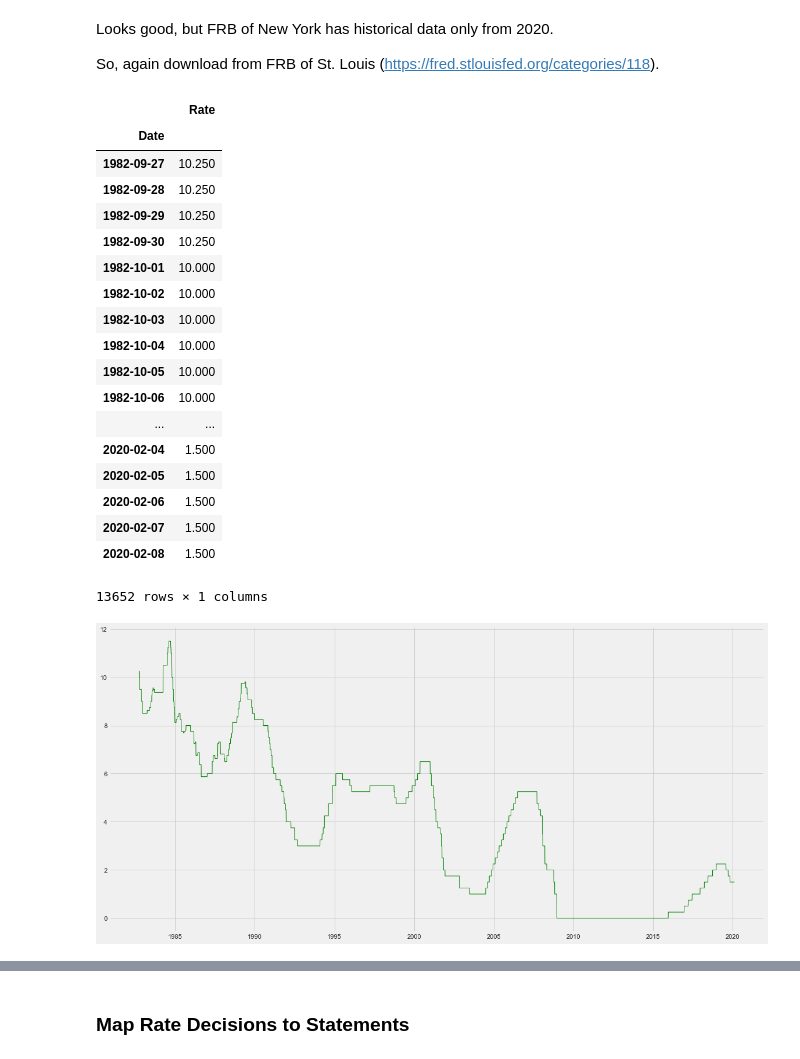
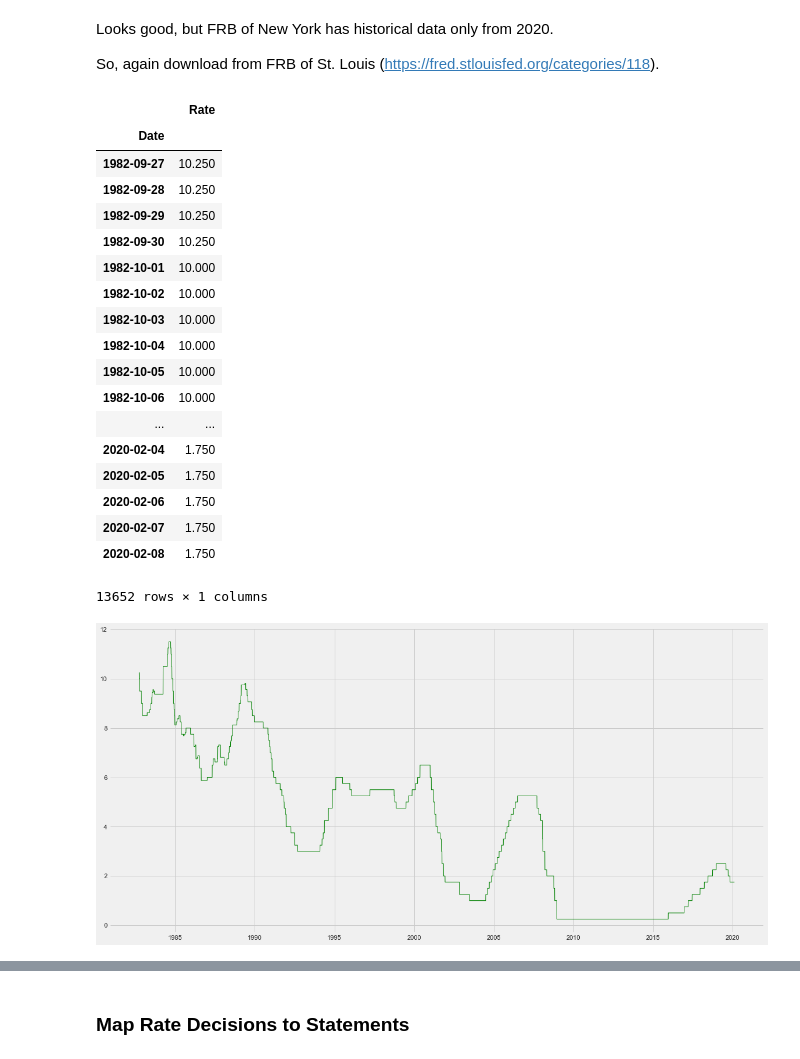
Before and after one commit to yukit-k/centralbank_analysis, a Jupyter notebook: src/FOMC_Analysis_Preprocess.ipynb, the cells around one changed output, grey strips where cells are left out. Cells and saved outputs as stored; diff of their text form; code cells hidden in the pictures.

```diff
--- a/src/FOMC_Analysis_Preprocess.ipynb
+++ b/src/FOMC_Analysis_Preprocess.ipynb
@@ -236,35 +236,36 @@ So, again download from FRB of St. Louis (https://fred.stlouisfed.org/categories
 # %%
 # FRB changed to range from 2008. So use Upper side from 2008.
 filename_till08 = '../data/MarketData/FEDRates/DFEDTAR.csv'
-filename_from08u = '../data/MarketData/FEDRates/DFEDTARL.csv'
-filename_from08l = '../data/MarketData/FEDRates/DFEDTARU.csv'
+filename_from08u = '../data/MarketData/FEDRates/DFEDTARU.csv'
+filename_from08l = '../data/MarketData/FEDRates/DFEDTARL.csv'
 
 fedtar = pd.read_csv(filename_till08, names=['Date', 'Rate'], header=0)
 fedtaru = pd.read_csv(filename_from08u, names=['Date', 'Rate'], header=0)
+fedtarl = pd.read_csv(filename_from08l, names=['Date', 'Rate'], header=0)
 fedrate_df = pd.concat([fedtar, fedtaru], axis=0)
 fedrate_df.index = pd.to_datetime(fedrate_df.Date, format="%Y-%m-%d")
 fedrate_df.drop(columns=['Date'], inplace=True)
 fedrate_df['Rate'] = fedrate_df['Rate'].map(lambda x: np.float(x))
 fedrate_df
 # %% [output]
 |  | Rate |
 | Date |  |
 | 1982-09-27 | 10.250 |
 | 1982-09-28 | 10.250 |
 | 1982-09-29 | 10.250 |
 | 1982-09-30 | 10.250 |
 | 1982-10-01 | 10.000 |
 | 1982-10-02 | 10.000 |
 | 1982-10-03 | 10.000 |
 | 1982-10-04 | 10.000 |
 | 1982-10-05 | 10.000 |
 | 1982-10-06 | 10.000 |
 | ... | ... |
-| 2020-02-04 | 1.500 |
-| 2020-02-05 | 1.500 |
-| 2020-02-06 | 1.500 |
-| 2020-02-07 | 1.500 |
-| 2020-02-08 | 1.500 |
+| 2020-02-04 | 1.750 |
+| 2020-02-05 | 1.750 |
+| 2020-02-06 | 1.750 |
+| 2020-02-07 | 1.750 |
+| 2020-02-08 | 1.750 |
 13652 rows × 1 columns
 # %%
 fig, ax = plt.subplots()
@@ -274,4 +275,4 @@ ax.plot(fedrate_df.index, fedrate_df['Rate'].values,
 ax.grid(True)
 plt.show()
 # %% [output]
-[figure, old version]
+[figure, new version]
```
Also changed, not shown: parts of 1 cell of this notebook, 2 other files.
